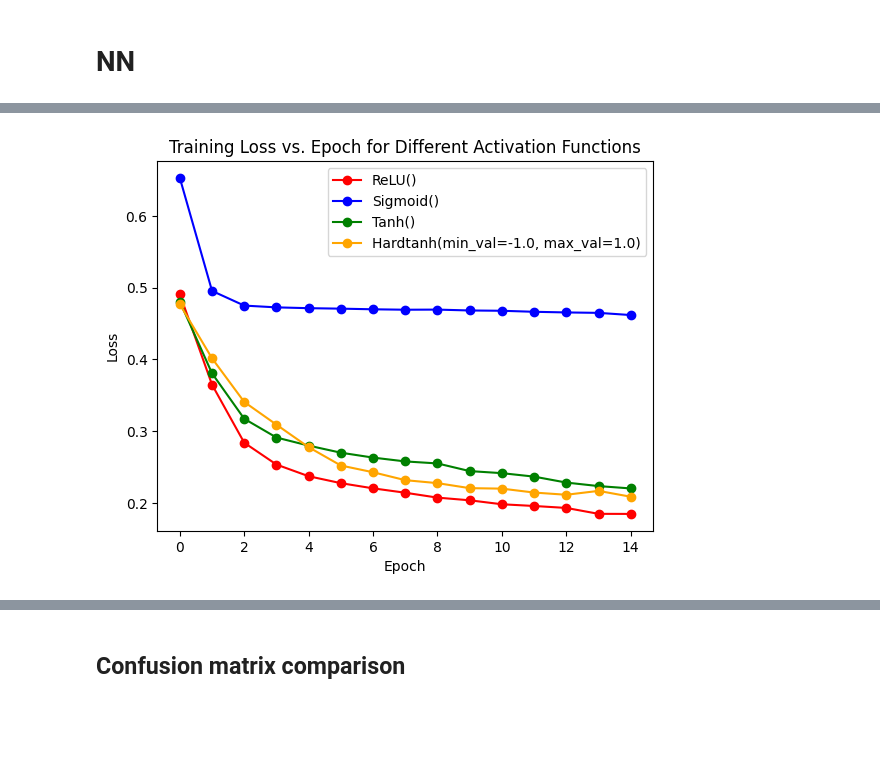
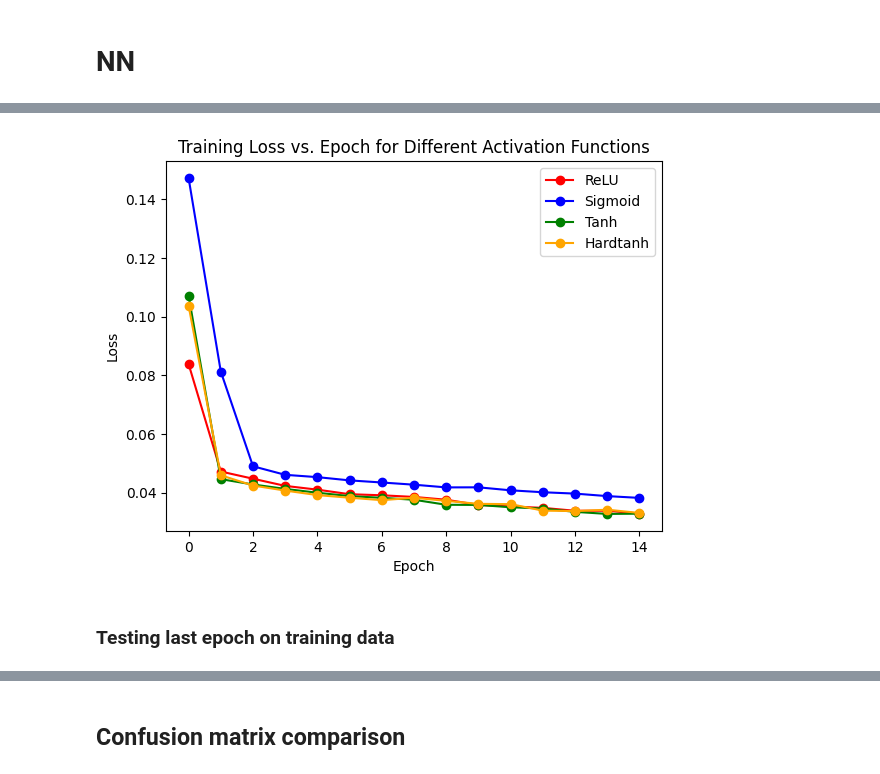
Before and after one commit to uh2000/brown_dwarf_detection, a Jupyter notebook: act_func_test.ipynb, the cells around one changed output, grey strips where cells are left out. Saved outputs shown, nothing was run; the diff lists cells and outputs as text; code cells hidden in the pictures; blank space fills up the shorter version.

Commit message:
new act_func_notebook for new dataset testing

```diff
--- a/act_func_test.ipynb
+++ b/act_func_test.ipynb
@@ -21,6 +19,7 @@ labelTR = np.load(data_path + "labelTR.npy")
 with h5py.File(mat_file, 'r') as f:
     data = f["data"]
     data = pd.DataFrame(data).T
+data = data.replace(0, data.mean())
 data
 # %% [output]
 |  | 0 | 1 | 2 | 3 | 4 | 5 | 6 | 7 | 8 | 9 | ... | ... |
@@ -46,3 +45,8 @@ for i in range(len(idTR)):
     X_test_list.append(data.iloc[idTE[i] - 1])  #idTE is 1 indexed
     y_train_list.append(labelTR[i])
     y_test_list.append(labelTE[i])
+
+X_train_arr = np.array(X_train_list)
+X_test_arr = np.array(X_test_list)
+y_train_arr = np.array(y_train_list)
+y_test_arr = np.array(y_test_list)
@@ -79,0 +53,14 @@ y_train, y_test = np.array(y_train), np.array(y_test)
+# %%
+from sklearn.decomposition import PCA
+
+pca = PCA(n_components=13)
+
+X_train_arr_reshaped = X_train_arr.reshape(-1,26) #mixing all folds together before applying PCA
+X_test_arr_reshaped = X_test_arr.reshape(-1,26)
+print(X_train_arr_reshaped.shape)
+
+pca.fit(X_train_arr_reshaped)
+X_train_arr = pca.transform(X_train_arr_reshaped)
+X_test_arr = pca.transform(X_test_arr_reshaped)
+X_train_arr = X_train_arr.reshape(5,4535,13) #reshaping back to original shape
+X_test_arr = X_test_arr.reshape(5,1134,13)
@@ -91,25 +80,21 @@ import torch.nn as nn
 import torch.optim as optim
 from torch.utils.data import TensorDataset, DataLoader
 
-
-
 # Convert numpy arrays or pandas DataFrames to PyTorch tensors if needed
-X_train = torch.tensor(X_train, dtype=torch.float32)
-y_train = torch.tensor(y_train, dtype=torch.long)
+X_train_tens = torch.tensor(X_train_arr, dtype=torch.float32)
+y_train_tens = torch.tensor(y_train_arr, dtype=torch.long)
 
 # Defining a simple neural network class for binary classification
 class NeuralNet(nn.Module):
     def __init__(self, input_size, activation):
         super(NeuralNet, self).__init__()
         self.fc1 = nn.Linear(input_size, 32)
-        self.activation = activation       # Arbitrary activation function
+        self.activation = activation
         self.fc2 = nn.Linear(32, 64)
-        self.fc3 = nn.Linear(64, 32)
-        self.fc4 = nn.Linear(32, 1)# Output layer with single neuron (binary classification)
+        self.fc3 = nn.Linear(64, 1)# Output layer with single neuron (binary classification)
 
     def forward(self, x):
         x = self.activation(self.fc1(x))
         x = self.activation(self.fc2(x))
-        x = self.activation(self.fc3(x))
-        x = torch.sigmoid(self.fc4(x))  # Apply sigmoid activation for binary classification of final output
+        x = torch.sigmoid(self.fc3(x))  # Apply sigmoid activation for binary classification of final output
         return x
@@ -220,12 +182,18 @@ Epoch 15, Loss: 0.20860649303210024
 # %%
 import matplotlib.pyplot as plt
-for i, loss in enumerate(losses):
-    c = act_colors[type(activation_functions[i]).__name__]
-    plt.plot(loss, "-o", label=str(activation_functions[i]), color = c)
+
+act_mean_losses = np.mean(act_losses, axis=1) #Mean loss for each activation function
+
+for i, loss in enumerate(act_mean_losses):
+    name_act = type(activation_functions[i]).__name__
+    c = act_colors[name_act]
+    plt.plot(loss, "-o", label=name_act, color = c)
 plt.legend()
 plt.xlabel("Epoch")
 plt.ylabel("Loss")
 plt.title("Training Loss vs. Epoch for Different Activation Functions")
 plt.show()
 # %% [output]
-[figure, old version]
+[figure, new version]
+# %% [markdown]
+### Testing last epoch on training data
```
Also changed, not shown: parts of 26 cells of this notebook.
